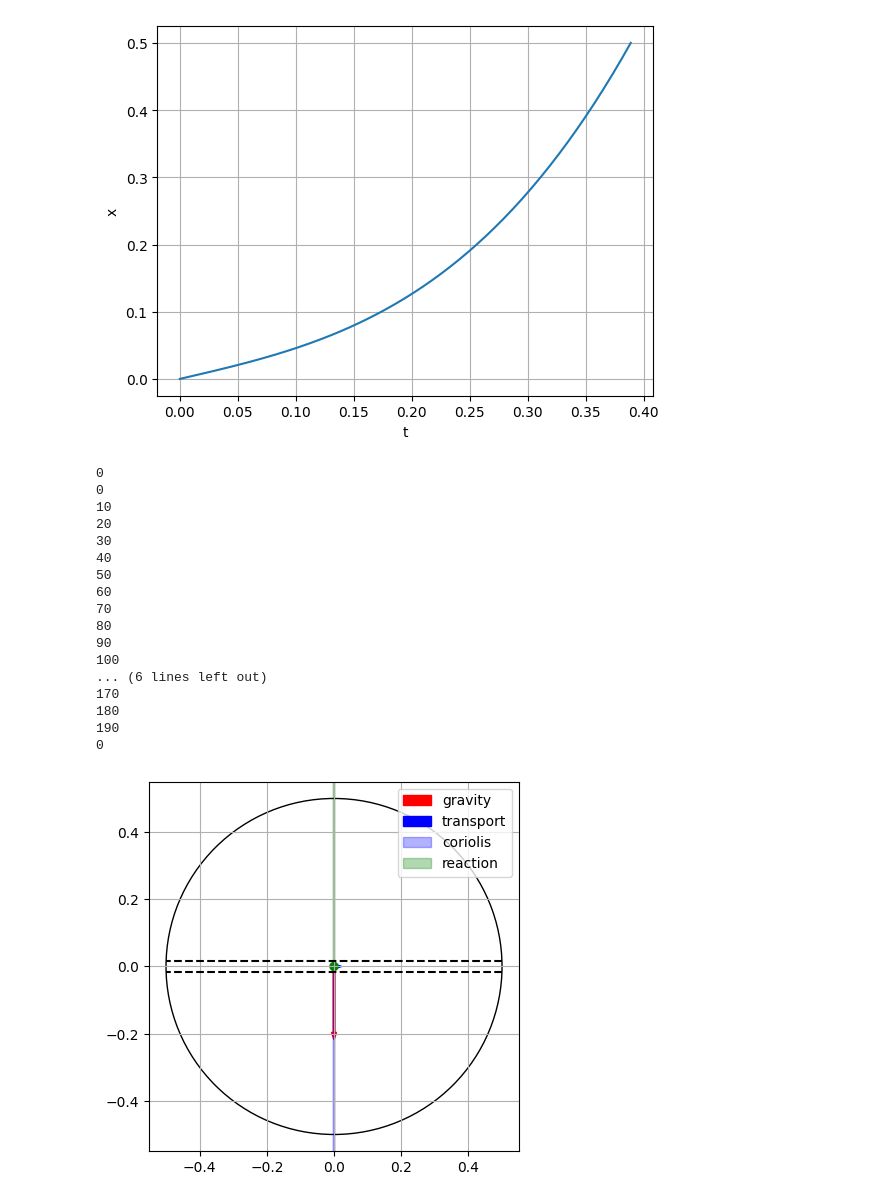
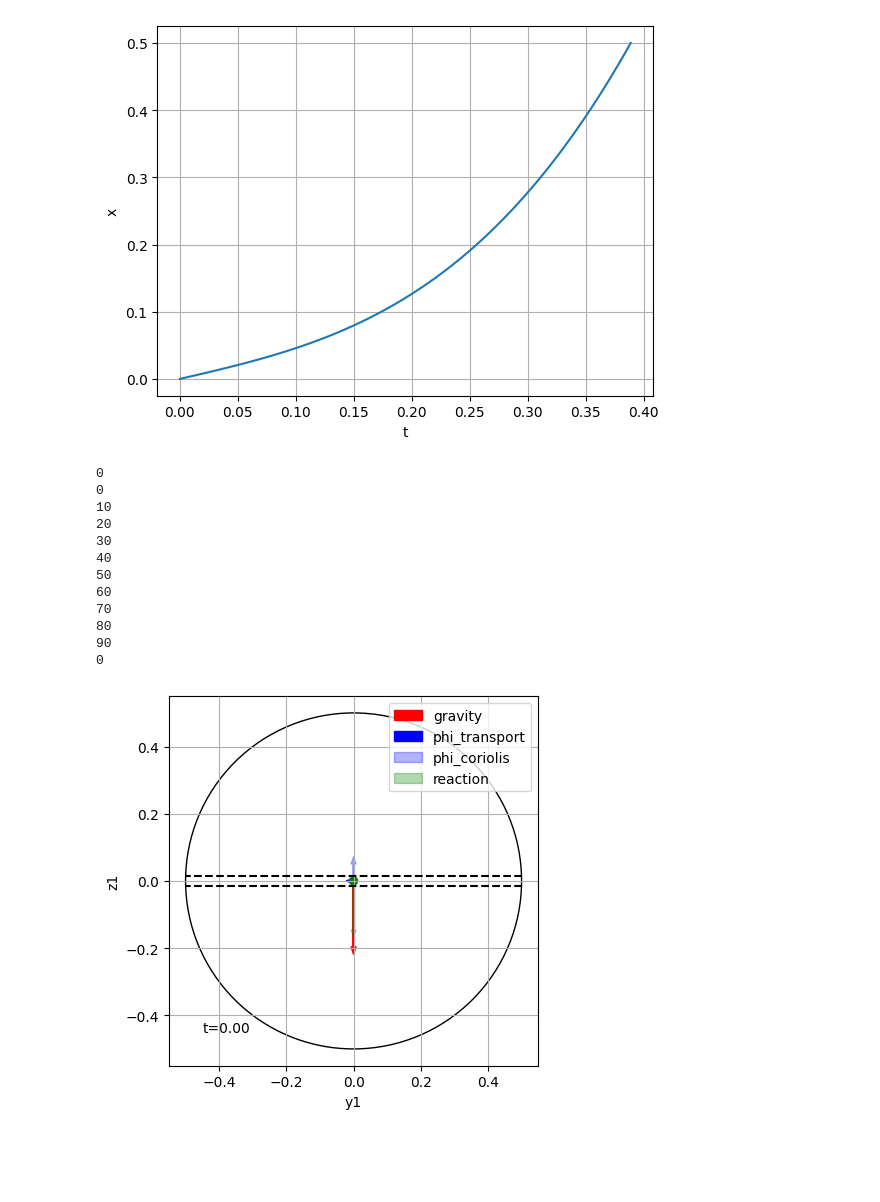
Before and after one commit to lvjonok/f22-theoretical-mechanics, a Jupyter notebook: homework5/task2.ipynb, the cells around one changed output. Saved outputs shown, nothing was run; the diff lists cells and outputs as text; code cells hidden in the pictures; blank space fills up the shorter version.

```diff
--- a/homework5/task2.ipynb
+++ b/homework5/task2.ipynb
@@ -93,7 +93,7 @@ class Trace:
 
     @property
     def acc_cor(self):
-        return np.cross(
+        return 2 * np.cross(
             np.array([0, 0, -w]),
             np.dot(self.from_tube, np.array([dx(self.t), 0, 0])),
         )
@@ -110,6 +110,14 @@ class Trace:
 
     @property
     def reaction(self):
+        norm = np.linalg.norm(self.mg) * np.cos(self.phi) - m * np.linalg.norm(
+            self.acc_cor
+        )
+        direction = np.cross(np.array([0, 0, 1]), self.xglobal)
+
+        return norm * direction / np.linalg.norm(direction)
+
+        #  np.linalg.norm(t.mg) * np.cos(t.phi) - m * np.linalg.norm(t.acc_cor) for t in traces
         # find projection of mg on acc_cor
         mgsin = (
             np.dot(self.mg, self.acc_cor)
@@ -141,8 +149,8 @@ class Trace:
         actors["coriolis"].set_data(
             x=self.xglobal[0],
             y=self.xglobal[1],
-            dx=self.acc_cor[0],
-            dy=self.acc_cor[1],
+            dx=self.acc_cor[0] * -m,
+            dy=self.acc_cor[1] * -m,
         )
         actors["reaction"].set_data(
             x=self.xglobal[0],
@@ -153,9 +161,9 @@ class Trace:
         actors["transport"].set_data(
             x=self.xglobal[0],
             y=self.xglobal[1],
-            dx=self.acc_tr[0],
-            dy=self.acc_tr[1],
+            dx=self.acc_tr[0] * -m,
+            dy=self.acc_tr[1] * -m,
         )
 # %%
-traces = [Trace(t) for t in np.linspace(0, t_finish, 200)]
+traces = [Trace(t) for t in np.linspace(0, t_finish, 100)]
 # %%
@@ -202,47 +214,46 @@ actors = {
     "tube1": plt.Line2D([0, 1], [0, 1], color="black", linestyle="--"),
     "tube2": plt.Line2D([0, 1], [0, 1], color="black", linestyle="--"),
     "mg": ax.arrow(0, 0, 0, 0, color="r", width=0.005, label="gravity"),
-    "transport": ax.arrow(0, 0, 0, 0, color="b", width=0.005, label="transport"),
+    "transport": ax.arrow(0, 0, 0, 0, color="b", width=0.005, label="phi_transport"),
     "coriolis": ax.arrow(
-        0, 0, 0, 0, color="b", width=0.005, alpha=0.3, label="coriolis"
+        0, 0, 0, 0, color="b", width=0.005, alpha=0.3, label="phi_coriolis"
     ),
     "reaction": ax.arrow(
         0, 0, 0, 0, color="g", width=0.005, alpha=0.3, label="reaction"
     ),
+    "time": ax.text(-0.45, -0.45, "t=0"),
 }
 ax.add_patch(actors["M"])
 ax.add_line(actors["tube1"])
 ax.add_line(actors["tube2"])
 
 
 def animate(i):
     if i % 10 == 0:
         print(i)
 
     trace = traces[i]
     trace.animate(actors)
+    actors["time"].set_text(f"t={trace.t:.2f}")
 
 
 plt.legend()
+plt.xlabel("y1")
+plt.ylabel("z1")
 anim = FuncAnimation(fig, animate, frames=len(traces), interval=1)
 
 anim.save("task2.gif")
 # %% [output]
 0
 0
 10
 20
 30
 40
 50
 60
 70
 80
 90
-100
-... (6 lines left out)
-170
-180
-190
 0
-[figure, old version]
+[figure, new version]
```
Also changed, not shown: parts of 1 cell of this notebook, 10 other files.
